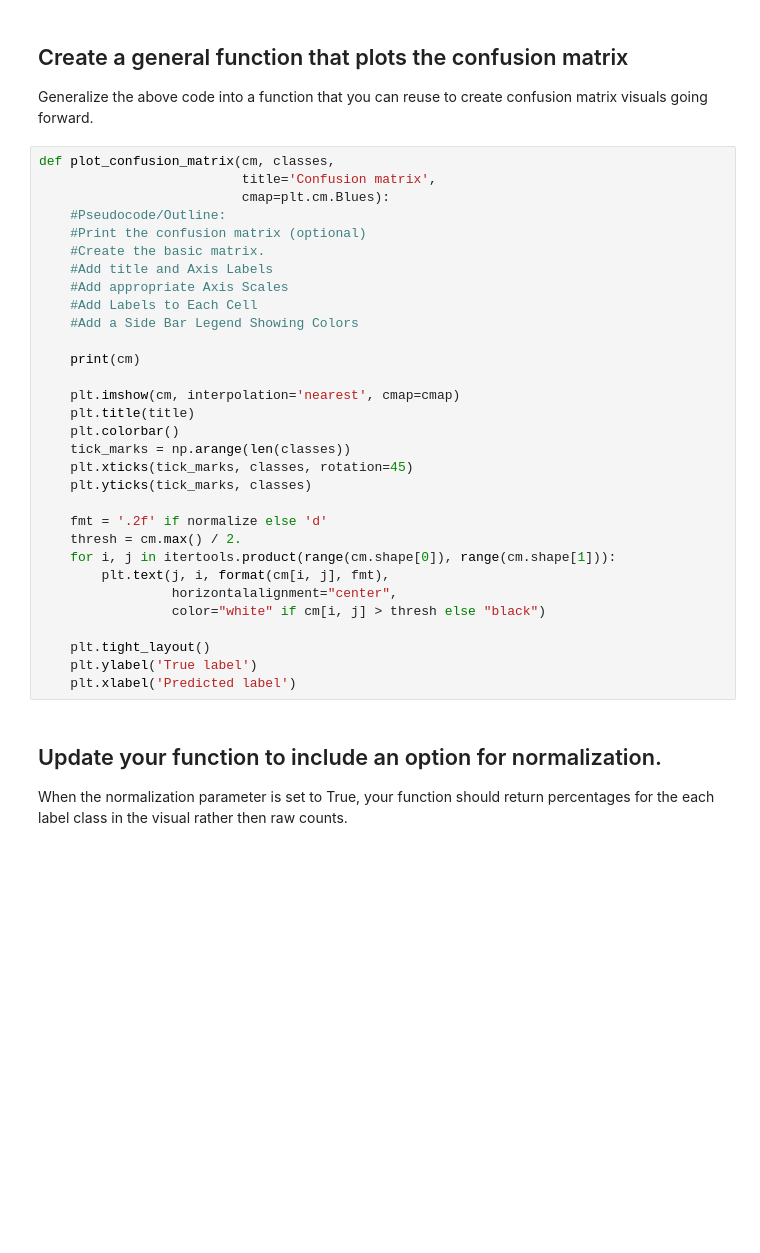
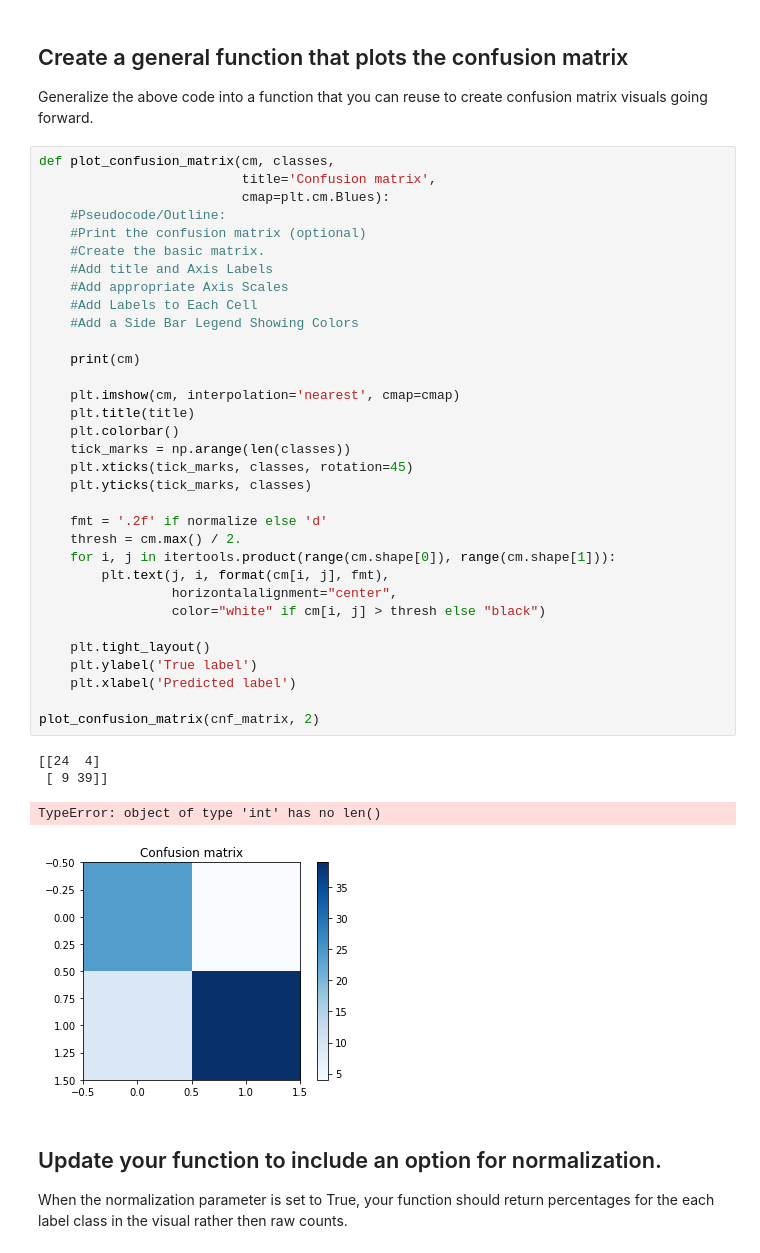
Before and after one commit to softserveslayer/dsc-3-29-07-visualizing-confusion-matrices-lab-nyc-career-ds-102218, a Jupyter notebook: index.ipynb, the cells around one changed output. Drawn from its saved outputs; the diff is of its cells as text; blank space fills up the shorter version.

```diff
--- a/index.ipynb
+++ b/index.ipynb
@@ -120,33 +120,40 @@ Generalize the above code into a function that you can reuse to create confusion
 def plot_confusion_matrix(cm, classes,
                           title='Confusion matrix',
                           cmap=plt.cm.Blues):
     #Pseudocode/Outline:
     #Print the confusion matrix (optional)
     #Create the basic matrix.
     #Add title and Axis Labels
     #Add appropriate Axis Scales
     #Add Labels to Each Cell
     #Add a Side Bar Legend Showing Colors
 
     print(cm)
 
     plt.imshow(cm, interpolation='nearest', cmap=cmap)
     plt.title(title)
     plt.colorbar()
     tick_marks = np.arange(len(classes))
     plt.xticks(tick_marks, classes, rotation=45)
     plt.yticks(tick_marks, classes)
 
     fmt = '.2f' if normalize else 'd'
     thresh = cm.max() / 2.
     for i, j in itertools.product(range(cm.shape[0]), range(cm.shape[1])):
         plt.text(j, i, format(cm[i, j], fmt),
                  horizontalalignment="center",
                  color="white" if cm[i, j] > thresh else "black")
 
     plt.tight_layout()
     plt.ylabel('True label')
     plt.xlabel('Predicted label')
+
+plot_confusion_matrix(cnf_matrix, 2)
+# %% [output]
+[[24  4]
+ [ 9 39]]
+TypeError: object of type 'int' has no len()
+[figure, added]
 # %% [markdown]
 ## Update your function to include an option for normalization.
 When the normalization parameter is set to True, your function should return percentages for the each label class in the visual rather then raw counts.
```
